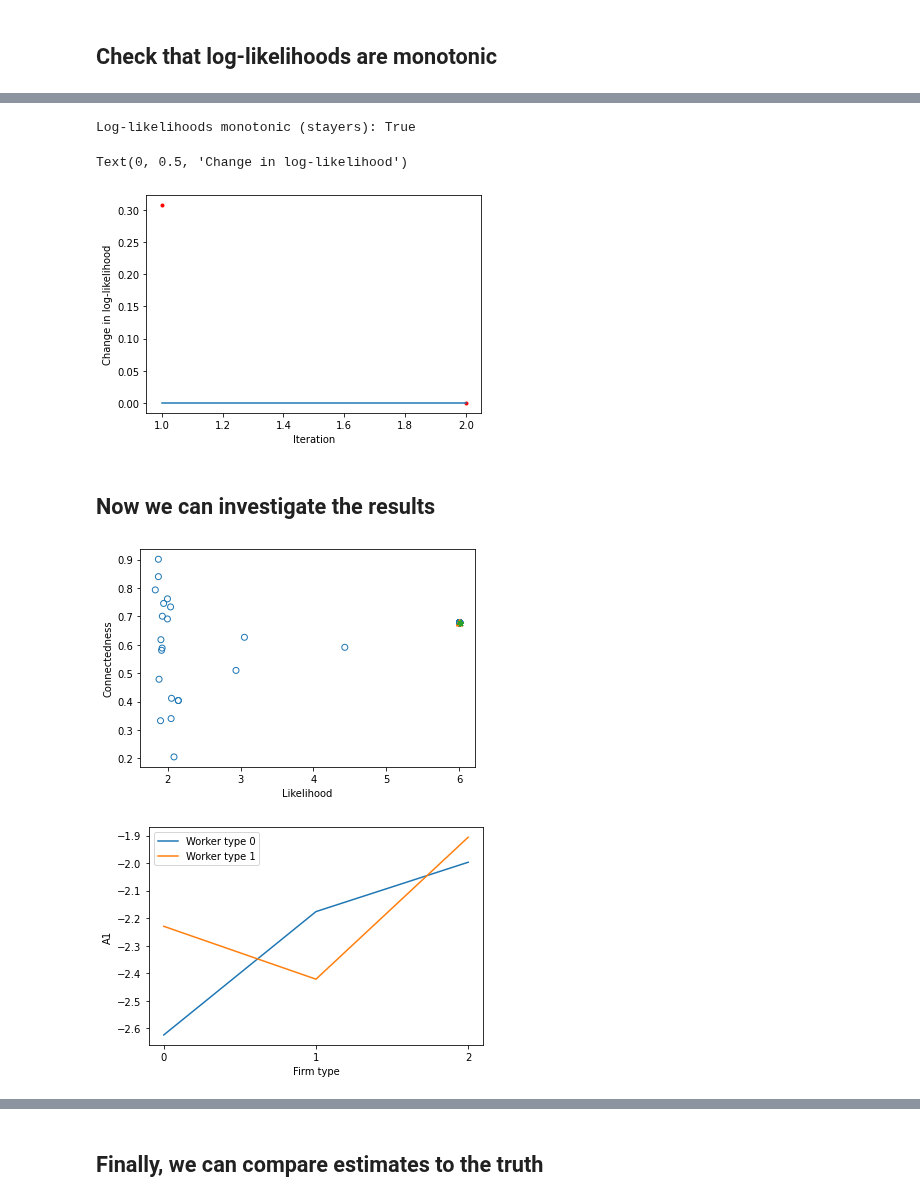
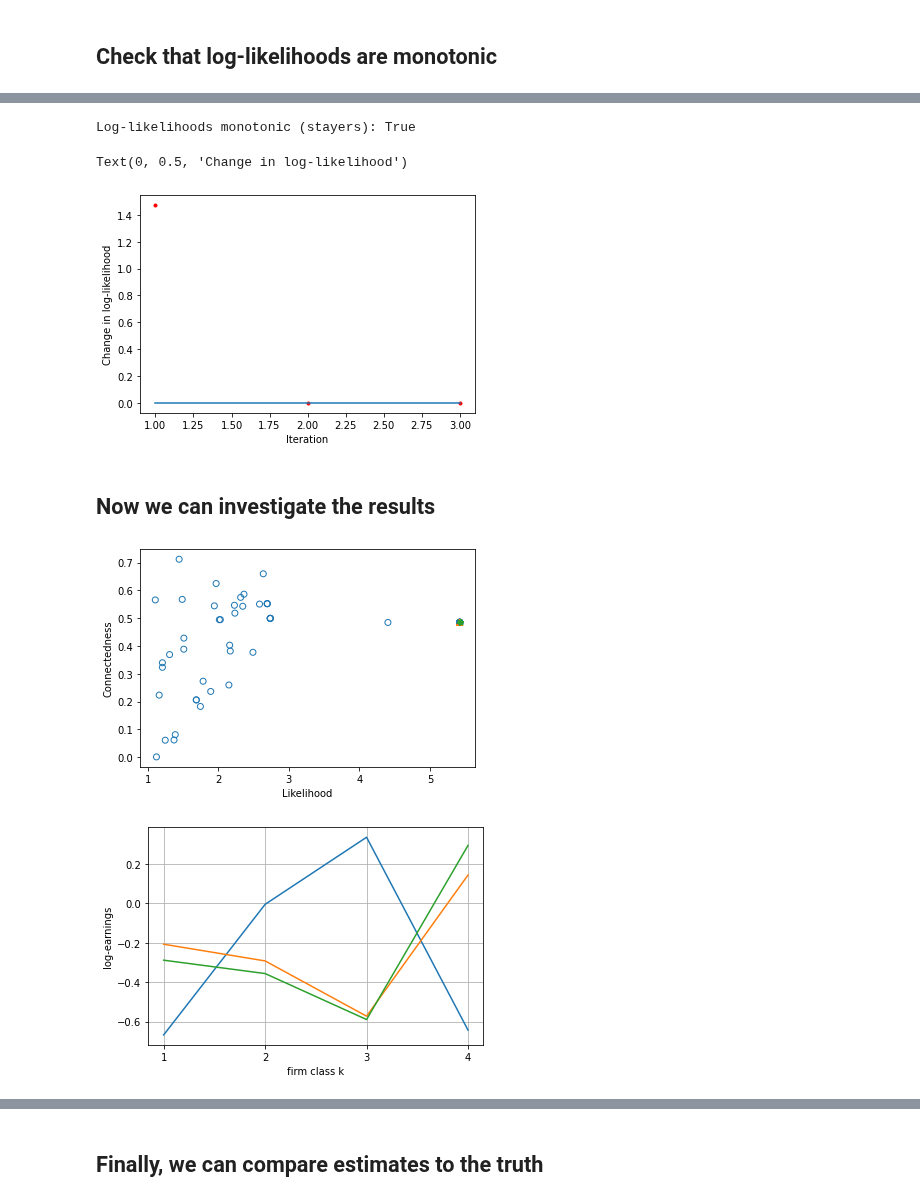
Before and after one commit to tlamadon/pytwoway, a Jupyter notebook: docs/source/notebooks/blm_example.ipynb, the cells around one changed output, grey strips where cells are left out. Saved outputs shown, nothing was run; the diff lists cells and outputs as text; code cells hidden in the pictures.

Commit message:
Plot log earnings and type proportions for BLM [ci skip]

```diff
--- a/docs/source/notebooks/blm_example.ipynb
+++ b/docs/source/notebooks/blm_example.ipynb
@@ -44,8 +44,8 @@ DESCRIPTION:
 # %% [markdown]
 ## Second, set parameter choices
 # %%
-nl = 2 # Number of worker types
-nk = 3 # Number of firm types
+nl = 3 # Number of worker types
+nk = 4 # Number of firm types
 blm_params = tw.blm_params({
     'nl': nl,
     'nk': nk
@@ -438,15 +442,15 @@ plt.ylabel('Change in log-likelihood')
 # %% [output]
 Log-likelihoods monotonic (stayers): True
 Text(0, 0.5, 'Change in log-likelihood')
-[figure, old version]
+[figure, new version]
 # %% [markdown]
 ## Now we can investigate the results
 # %%
 # Plot likelihood vs. connectedness
 blm_fit.plot_liks_connectedness()
 # %% [output]
-[figure, old version]
+[figure, new version]
 # %%
-blm_fit.plot_A1()
+blm_fit.plot_log_earnings()
 # %% [output]
-[figure, old version]
+[figure, new version]
```
Also changed, not shown: parts of 12 cells of this notebook, 1 other file.
